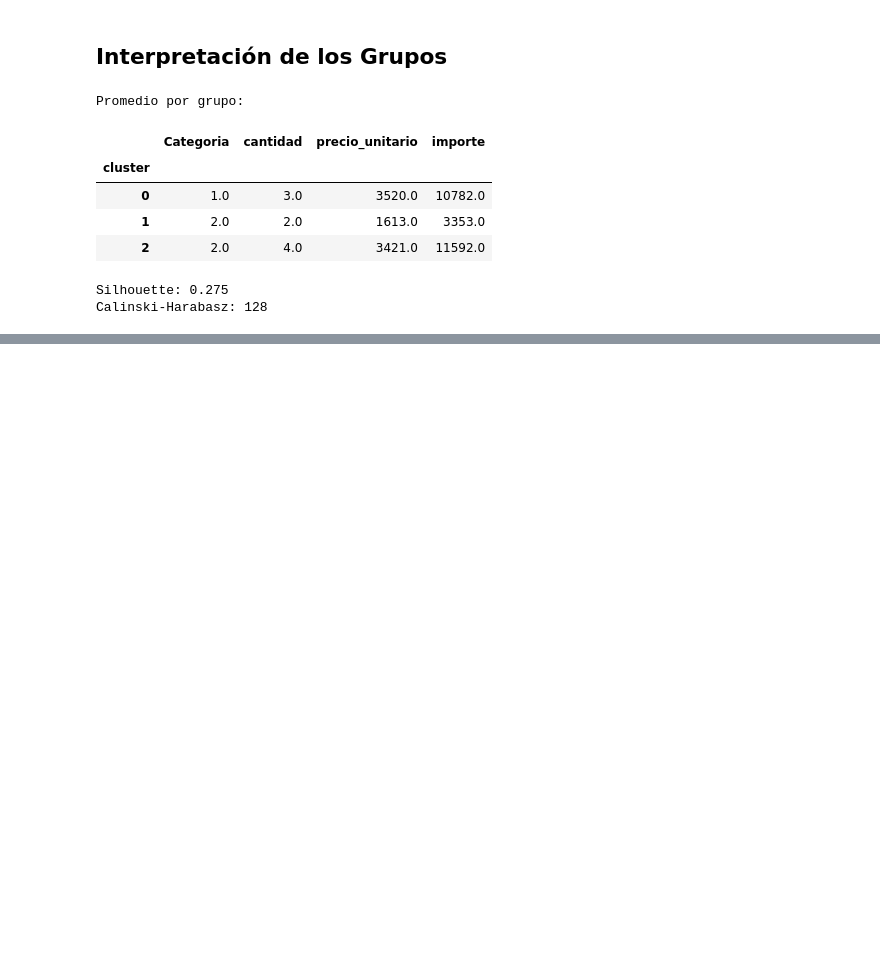
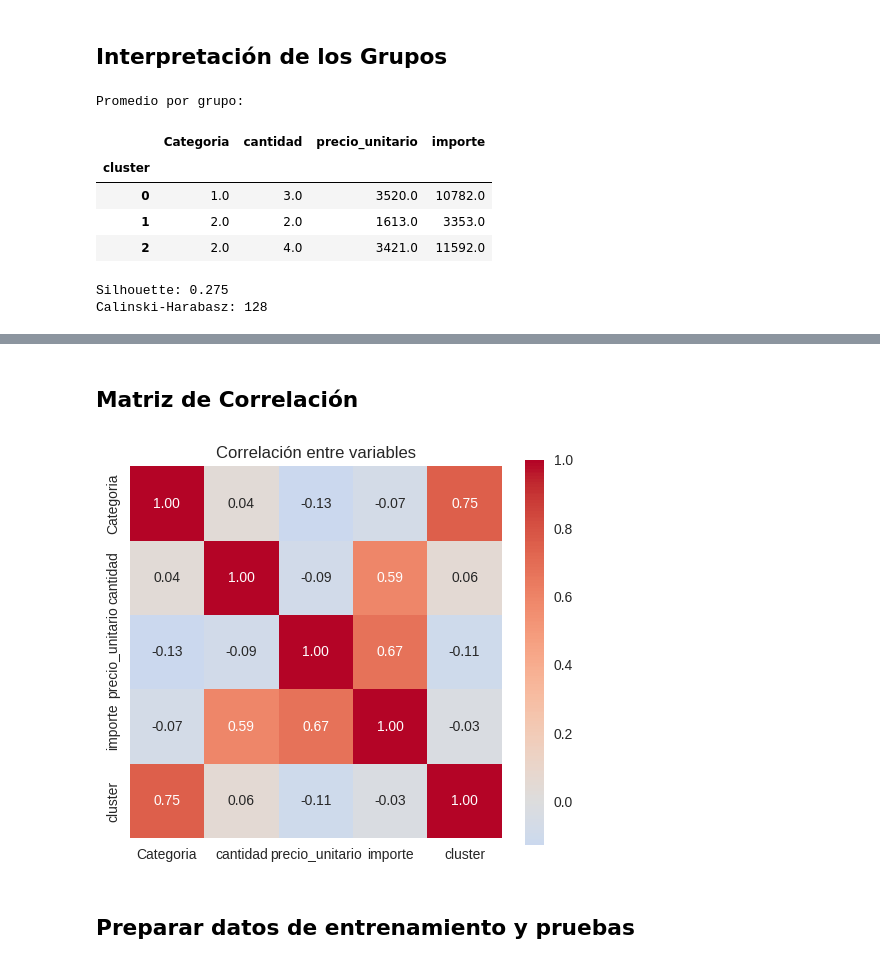
Before and after one commit to jalonzoh/IA_Entregable3, a Jupyter notebook: IA_Entregable3.ipynb, the cells around one changed output, grey strips where cells are left out. Drawn from its saved outputs; the diff is of its cells as text; code cells hidden in the pictures; blank space fills up the shorter version.

```diff
--- a/IA_Entregable3.ipynb
+++ b/IA_Entregable3.ipynb
@@ -422,0 +461,12 @@ Calinski-Harabasz: 128
+# %% [markdown]
+## Matriz de Correlación ##
+# %%
+plt.figure(figsize=(6,5))
+corr = bdAurelion1.corr()
+sns.heatmap(corr, annot=True, cmap='coolwarm', center=0, square=True, fmt='.2f')
+plt.title("Correlación entre variables")
+plt.show()
+# %% [output]
+[figure, added]
+# %% [markdown]
+## Preparar datos de entrenamiento y pruebas
```
Also changed, not shown: parts of 18 cells of this notebook.
